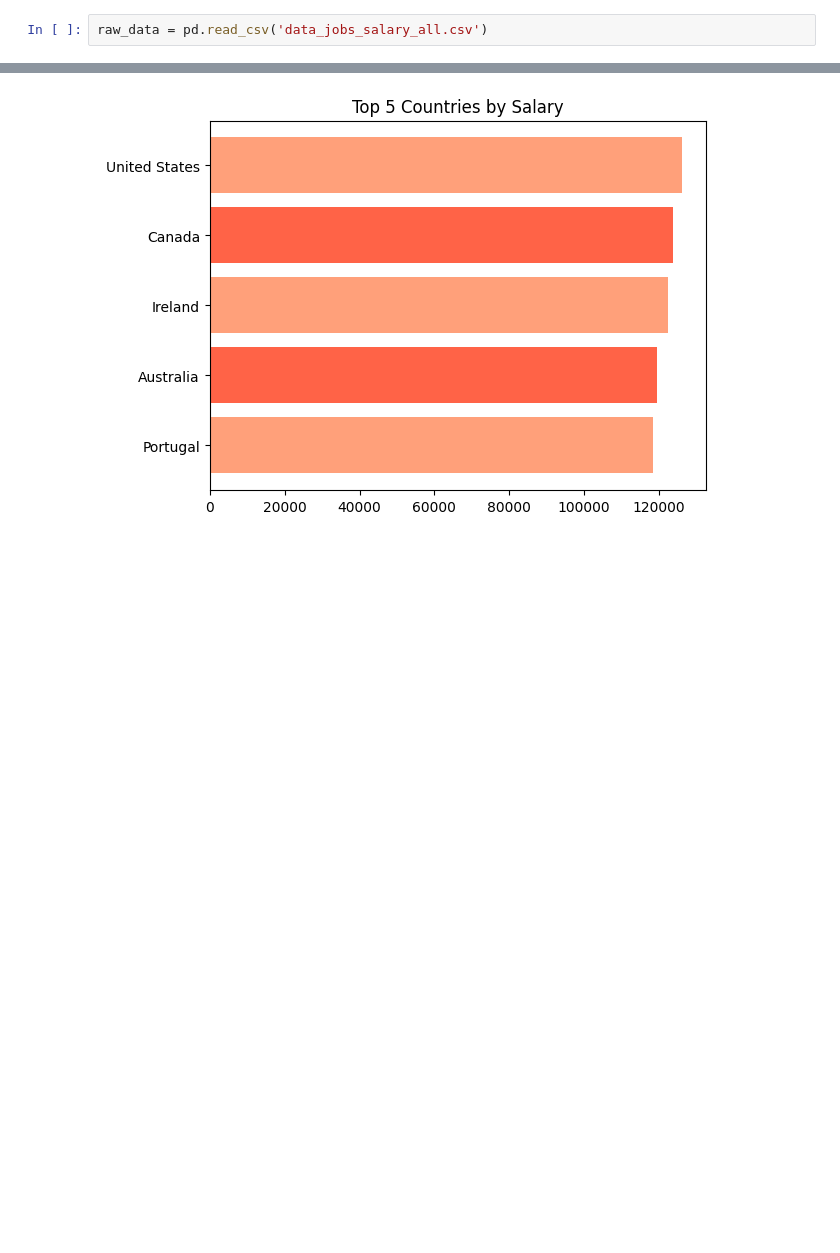
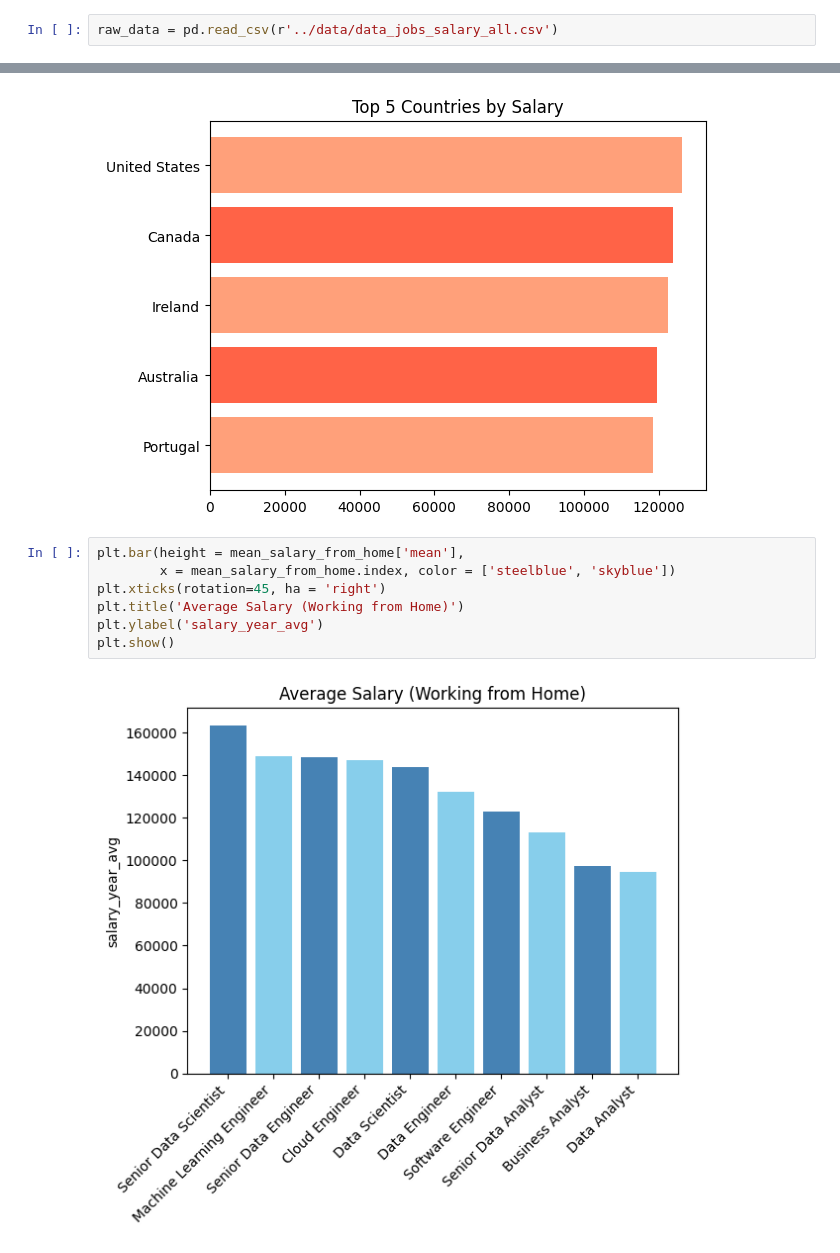
Before and after one commit to minaekramy06/job-salary-analysis, a Jupyter notebook: notebooks/job_salary_analysis.ipynb, the cells around one changed output, grey strips where cells are left out. Saved outputs shown, nothing was run; the diff lists cells and outputs as text; blank space fills up the shorter version.

```diff
--- a/notebooks/job_salary_analysis.ipynb
+++ b/notebooks/job_salary_analysis.ipynb
@@ -6,7 +6,7 @@ import matplotlib.pyplot as plt
 # %% [markdown]
 # Loading File
 # %%
-raw_data = pd.read_csv('data_jobs_salary_all.csv')
+raw_data = pd.read_csv(r'../data/data_jobs_salary_all.csv')
 # %%
 raw_data.shape
 # %% [output]
@@ -176,3 +176,12 @@ plt.title('Top 5 Countries by Salary')
 plt.show()
 # %% [output]
 [figure]
+# %%
+plt.bar(height = mean_salary_from_home['mean'],
+        x = mean_salary_from_home.index, color = ['steelblue', 'skyblue'])
+plt.xticks(rotation=45, ha = 'right')
+plt.title('Average Salary (Working from Home)')
+plt.ylabel('salary_year_avg')
+plt.show()
+# %% [output]
+[figure, added]
```
Also changed, not shown: parts of 1 cell of this notebook.
